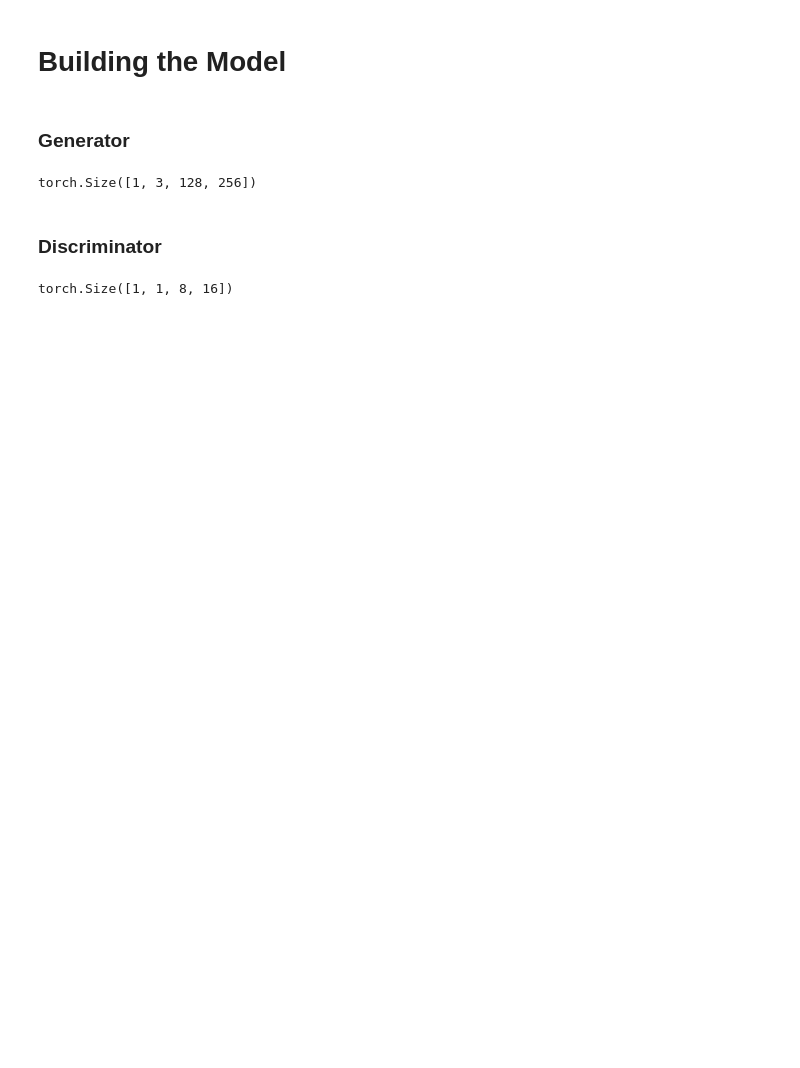
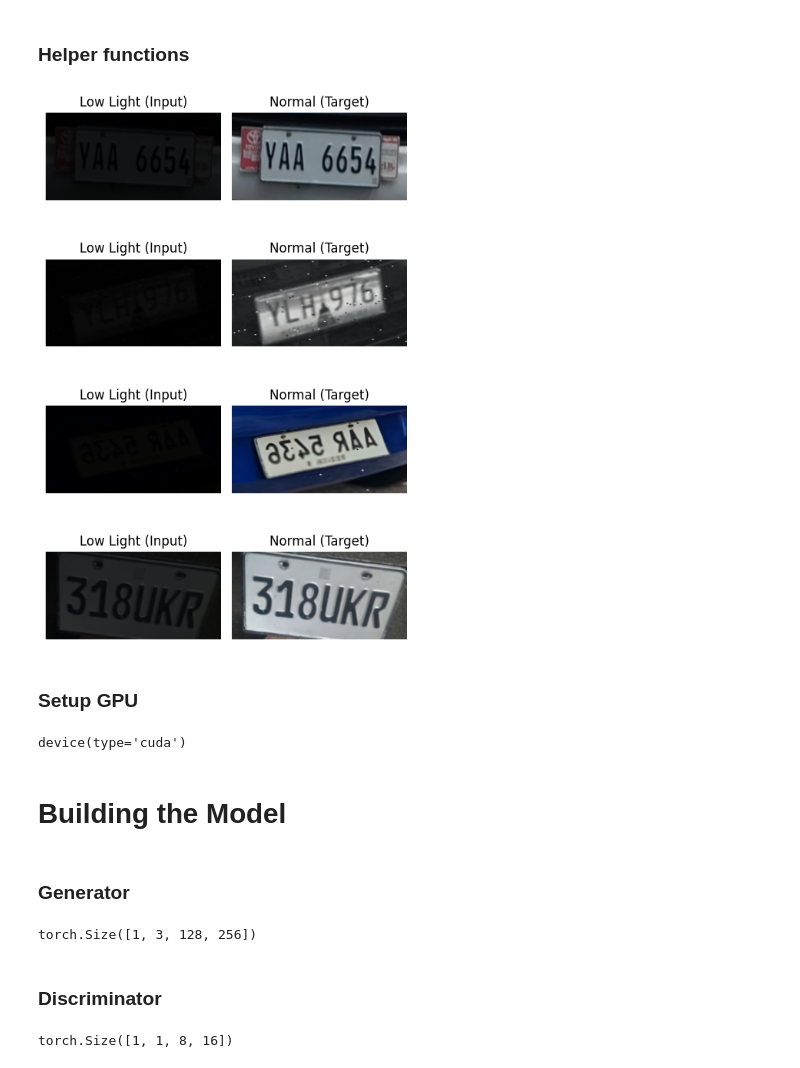
Before and after one commit to jansencruz23/LiPAD-License-Plate-Deblurring-and-Recognition, a Jupyter notebook: src/gan/low_light_deblurrer.ipynb, the cells around one changed output. Saved outputs shown, nothing was run; the diff lists cells and outputs as text; code cells hidden in the pictures; blank space fills up the shorter version.

Commit message:
define training functions and paired dataset

```diff
--- a/src/gan/low_light_deblurrer.ipynb
+++ b/src/gan/low_light_deblurrer.ipynb
@@ -27,3 +50,49 @@ valid_ds = ImageFolder(os.path.join(DATA_DIR, 'low_light', 'valid'), transform=d
 # %%
 train_dl = DataLoader(train_ds, batch_size=32, shuffle=True, num_workers=4)
 valid_dl = DataLoader(valid_ds, batch_size=32*2, shuffle=True, num_workers=4)
+# %% [markdown]
+### Helper functions
+# %%
+def denorm(img_tensors):
+    return img_tensors * stats[1][0] + stats[0][0]
+
+def show_images(images, nmax=16):
+    fig, ax = plt.subplots(figsize=(8, 8))
+    ax.set_xticks([]); ax.set_yticks([])
+    denorm_imgs = denorm(images.detach()[:nmax])
+    ax.imshow(make_grid(denorm_imgs, nrow=8).permute(1, 2, 0))
+
+def show_batch(dl, nmax=16):
+    for images, _ in dl:
+        show_images(images, nmax)
+        break
+# %%
+def show_paired_samples(dataset, num_samples=4):
+    fig, axes = plt.subplots(num_samples, 2, figsize=(5, 2 * num_samples))
+
+    for i in range(num_samples):
+        input_img, target_img = dataset[i]
+
+        input_img = denorm(input_img)
+        target_img = denorm(target_img)
+
+        if isinstance(input_img, torch.Tensor):
+            input_img = input_img.permute(1, 2, 0).numpy()
+            target_img = target_img.permute(1, 2, 0).numpy()
+
+        axes[i, 0].imshow(input_img)
+        axes[i, 0].set_title("Low Light (Input)")
+        axes[i, 0].axis("off")
+
+        axes[i, 1].imshow(target_img)
+        axes[i, 1].set_title("Normal (Target)")
+        axes[i, 1].axis("off")
+
+    plt.tight_layout()
+    plt.show()
+# %%
+show_paired_samples(train_ds)
+# %% [output]
+[figure, added]
+# %% [markdown]
+### Setup GPU
@@ -29,0 +122,5 @@ valid_dl = DataLoader(valid_ds, batch_size=32*2, shuffle=True, num_workers=4)
+# %%
+device = get_default_device()
+device
+# %% [output]
+device(type='cuda')
```
Also changed, not shown: parts of 20 cells of this notebook, 1 other file.
